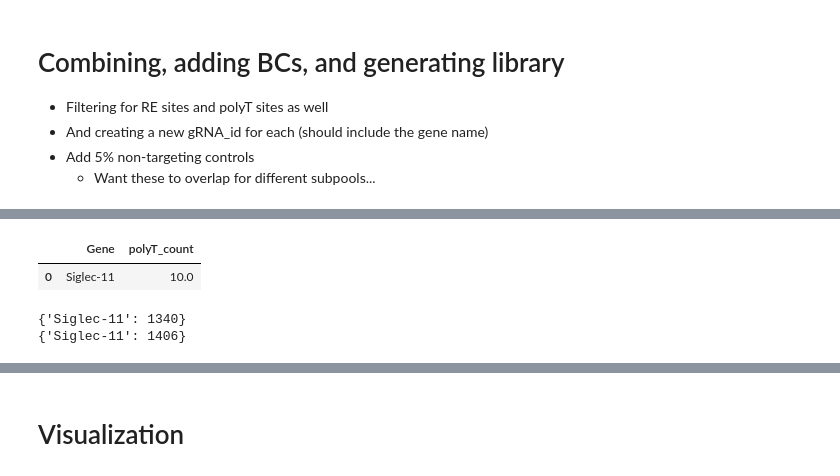
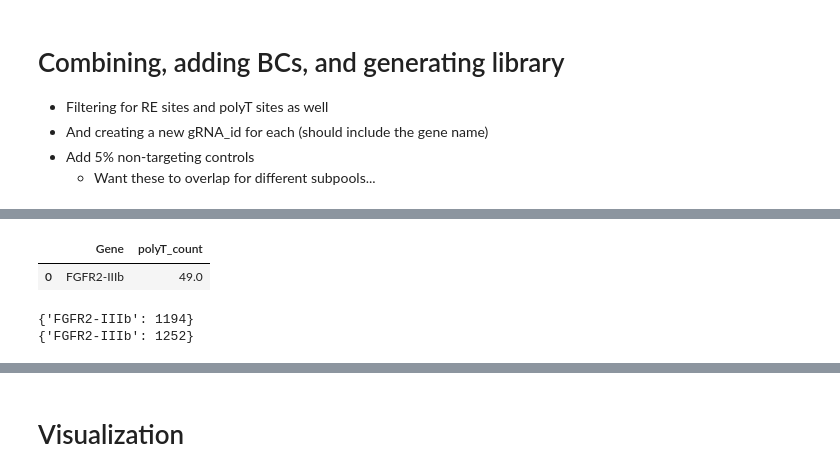
Before and after one commit to samgould2/FGFR2-BE-tiling, a Jupyter notebook: expanded_mutagenesis.ipynb, the cells around one changed output, grey strips where cells are left out. Cells and saved outputs as stored; diff of their text form; code cells hidden in the pictures.

Commit message:
finalized library

```diff
--- a/expanded_mutagenesis.ipynb
+++ b/expanded_mutagenesis.ipynb
@@ -1114,7 +1118,7 @@ def mutagenize_intron(tx, chrom_dict):
 # %%
 intron_holder = []
 gene_list = []
-for i, val in siglec_11.iterrows():
+for i, val in fgfr2_3b.iterrows():
 #for tx in list(cdks['Transcript ID']):
     tx = val['Transcript ID']
     gene = val['Gene']
@@ -1142,8 +1146,3 @@ intron_dict['Siglec-11']
-# %%
-for i in intron_dict.keys():
-
-    d = intron_dict[i]
-    #d.to_csv(f'intron_libraries_full/{i}_intron_full.csv', index=False)
 # %%
 min_exon_dist_cutoff = 30
 num_guides = 4
@@ -1237,7 +1232,9 @@ Siglec-11 : 36/40
 - Add 5% non-targeting controls
     - Want these to overlap for different subpools...
 # %%
-nontargeting = pd.read_csv('non_targeting_guides.csv').rename(columns = {'Protospacer':'protospacer', 'sensor_seq_random':'sensor_wt'}).drop(columns = ['polyT_or_RE_site'])
+#nontargeting = pd.read_csv('non_targeting_guides.csv').rename(columns = {'Protospacer':'protospacer', 'sensor_seq_random':'sensor_wt'}).drop(columns = ['polyT_or_RE_site'])
+
+nontargeting = nontarget.rename(columns = {'Protospacer':'protospacer', 'sensor_seq_random':'sensor_wt'}).drop(columns = ['polyT_or_RE_site'])
 
 cols = ['gRNA_id', 'Gene','protospacer', 'proto_G+19', 'chrom', 'exon', 'proto_start',
        'proto_end', 'PAM', 'PAM_start', 'PAM_end', 'ideal_start', 'ideal_end',
@@ -1245,12 +1242,12 @@ cols = ['gRNA_id', 'Gene','protospacer', 'proto_G+19', 'chrom', 'exon', 'proto_s
        'CBE_amenable']
 
 
-siglec_11_guides['classification'] = 'targeting'
+guides_filtered['classification'] = 'targeting'
 
 intron_guides_select['classification'] = 'intron'
 
 #combining exon and intron-targeting guides
-targeting = pd.concat((siglec_11_guides, intron_guides_select))
+targeting = pd.concat((guides_filtered, intron_guides_select))
 
 targeting['Pool'] = 'F1-R1'
 
@@ -1377,23 +1360,27 @@ def base_oligo_generator(peg_df, five_prime_adapter = 'AGCGTACACGTCTCACACC',thre
 # %%
 combined_library = base_oligo_generator(combined_library)
 combined_library = combined_library.reset_index().drop(columns='index')
+combined_library['Gene'] = 'FGFR2-IIIb'
 # %%
 #counting polyT sequence (not filtering these though)
-t = combined_library[combined_library['classification']=='targeting']
 
 #checking for presence of polyT sequence in proto_G+19
-polyT = pd.DataFrame(dict(zip(['Gene', 'polyT_count'], [list(siglec_11['Gene']), np.zeros(1)])))
-for i, val in t.iterrows():
+polyT = pd.DataFrame(dict(zip(['Gene', 'polyT_count'], [list(fgfr2_3b['Gene']), np.zeros(1)])))
+for i, val in combined_library.iterrows():
     g = val['Gene']
 
     if 'TTTT' in val['proto_G+19']:
         polyT.loc[polyT['Gene']==g, 'polyT_count']+=1
+        combined_library.loc[i, 'polyT'] = True
+    else:
+        combined_library.loc[i, 'polyT'] = False
+
 
 
 polyT
 # %% [output]
 |  | Gene | polyT_count |
-| 0 | Siglec-11 | 10.0 |
+| 0 | FGFR2-IIIb | 49.0 |
 # %%
 #filtering for RE sites (making sure that there are only 2)
 
@@ -1423,8 +1410,8 @@ t3 = combined_library[combined_library['classification']=='targeting']
 u, c= np.unique(t3['Gene'], return_counts=True)
 print(dict(zip(u,c)))
 # %% [output]
-{'Siglec-11': 1340}
-{'Siglec-11': 1406}
+{'FGFR2-IIIb': 1194}
+{'FGFR2-IIIb': 1252}
 # %%
 combined_library_filtered
 
```
Also changed, not shown: parts of 15 cells of this notebook, 23 other files.
